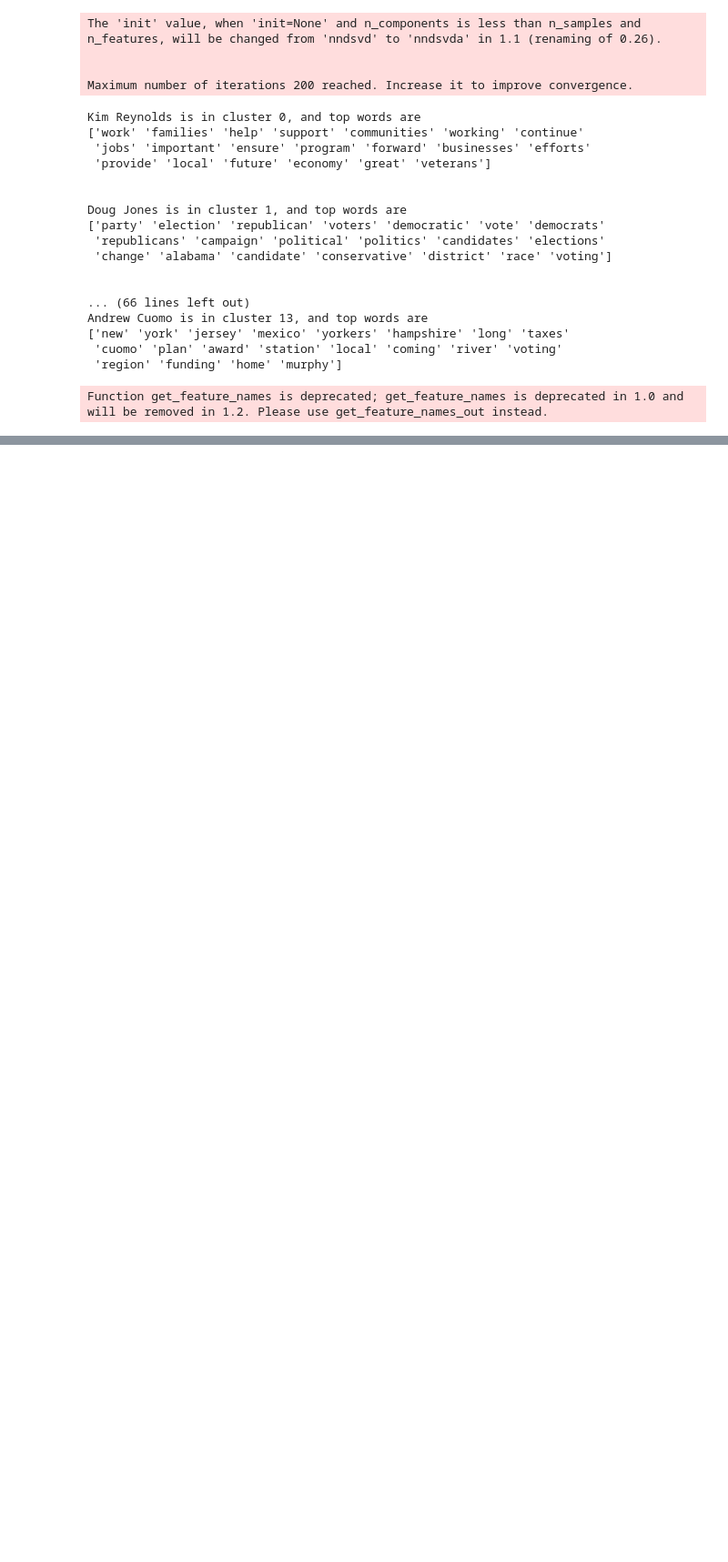
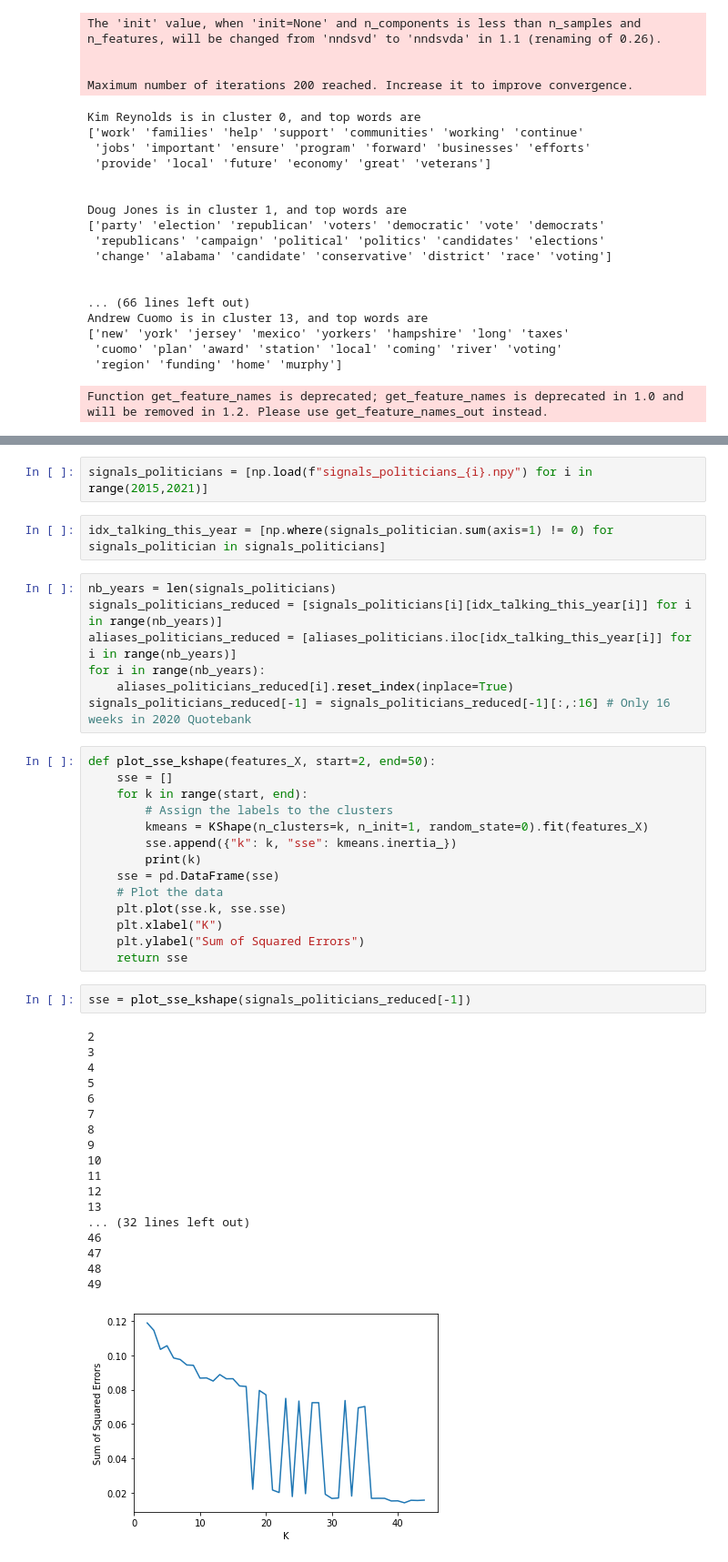
Before and after one commit to epfl-ada/ada-2021-project-sunshine-analytica, a Jupyter notebook: QuoteSimilarity.ipynb, the cells around one changed output, grey strips where cells are left out. Shown at 91% size. Saved outputs shown, nothing was run; the diff lists cells and outputs as text; blank space fills up the shorter version.

```diff
--- a/QuoteSimilarity.ipynb
+++ b/QuoteSimilarity.ipynb
@@ -722,0 +764,46 @@ Function get_feature_names is deprecated; get_feature_names is deprecated in 1.0
+# %%
+signals_politicians = [np.load(f"signals_politicians_{i}.npy") for i in range(2015,2021)]
+# %%
+idx_talking_this_year = [np.where(signals_politician.sum(axis=1) != 0) for signals_politician in signals_politicians]
+# %%
+nb_years = len(signals_politicians)
+signals_politicians_reduced = [signals_politicians[i][idx_talking_this_year[i]] for i in range(nb_years)]
+aliases_politicians_reduced = [aliases_politicians.iloc[idx_talking_this_year[i]] for i in range(nb_years)]
+for i in range(nb_years):
+    aliases_politicians_reduced[i].reset_index(inplace=True)
+signals_politicians_reduced[-1] = signals_politicians_reduced[-1][:,:16] # Only 16 weeks in 2020 Quotebank
+# %%
+def plot_sse_kshape(features_X, start=2, end=50):
+    sse = []
+    for k in range(start, end):
+        # Assign the labels to the clusters
+        kmeans = KShape(n_clusters=k, n_init=1, random_state=0).fit(features_X)
+        sse.append({"k": k, "sse": kmeans.inertia_})
+        print(k)
+    sse = pd.DataFrame(sse)
+    # Plot the data
+    plt.plot(sse.k, sse.sse)
+    plt.xlabel("K")
+    plt.ylabel("Sum of Squared Errors")
+    return sse
+# %%
+sse = plot_sse_kshape(signals_politicians_reduced[-1])
+# %% [output]
+2
+3
+4
+5
+6
+7
+8
+9
+10
+11
+12
+13
+... (32 lines left out)
+46
+47
+48
+49
+[figure, added]
```
Also changed, not shown: parts of 48 cells of this notebook, 1 other file.
